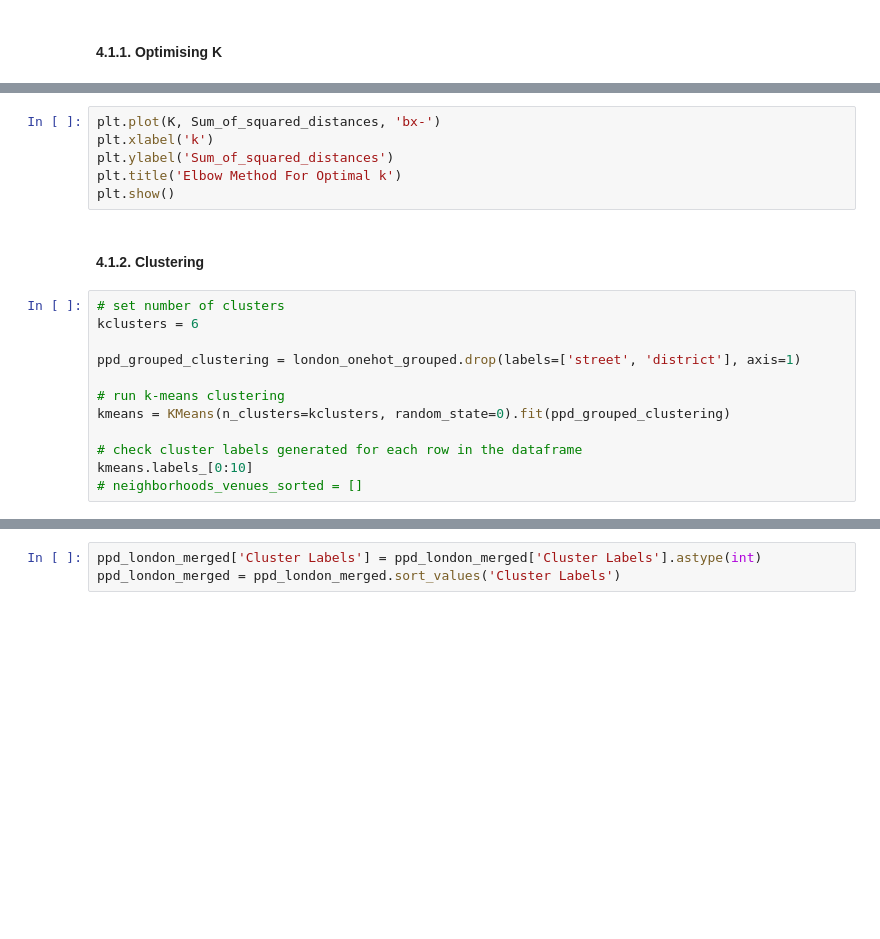
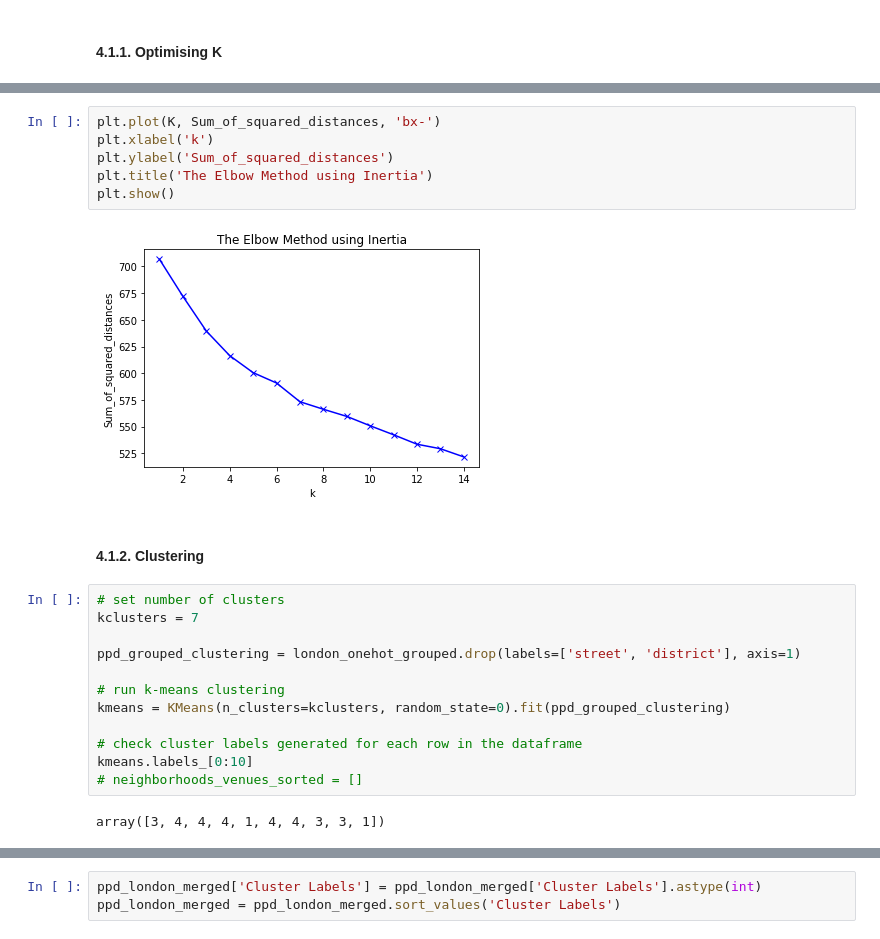
Before and after one commit to nicoleleman/coursera_capstone_project, a Jupyter notebook: notebook/battle_of_the_neighbourhood.ipynb, the cells around one changed output, grey strips where cells are left out. Drawn from its saved outputs; the diff is of its cells as text; blank space fills up the shorter version.

```diff
--- a/notebook/battle_of_the_neighbourhood.ipynb
+++ b/notebook/battle_of_the_neighbourhood.ipynb
@@ -418,14 +641,16 @@ for k in K:
 # %%
 plt.plot(K, Sum_of_squared_distances, 'bx-')
 plt.xlabel('k')
 plt.ylabel('Sum_of_squared_distances')
-plt.title('Elbow Method For Optimal k')
+plt.title('The Elbow Method using Inertia')
 plt.show()
+# %% [output]
+[figure, added]
 # %% [markdown]
 #### 4.1.2. Clustering
 # %%
 # set number of clusters
-kclusters = 6
+kclusters = 7
 
 ppd_grouped_clustering = london_onehot_grouped.drop(labels=['street', 'district'], axis=1)
 
@@ -435,6 +660,8 @@ kmeans = KMeans(n_clusters=kclusters, random_state=0).fit(ppd_grouped_clustering
 # check cluster labels generated for each row in the dataframe
 kmeans.labels_[0:10]
 # neighborhoods_venues_sorted = []
+# %% [output]
+array([3, 4, 4, 4, 1, 4, 4, 3, 3, 1])
 # %%
 # add clustering labels
 neighborhoods_venues_clustered = neighborhoods_venues_sorted.copy()
```
Also changed, not shown: parts of 41 cells of this notebook, 1 other file.
